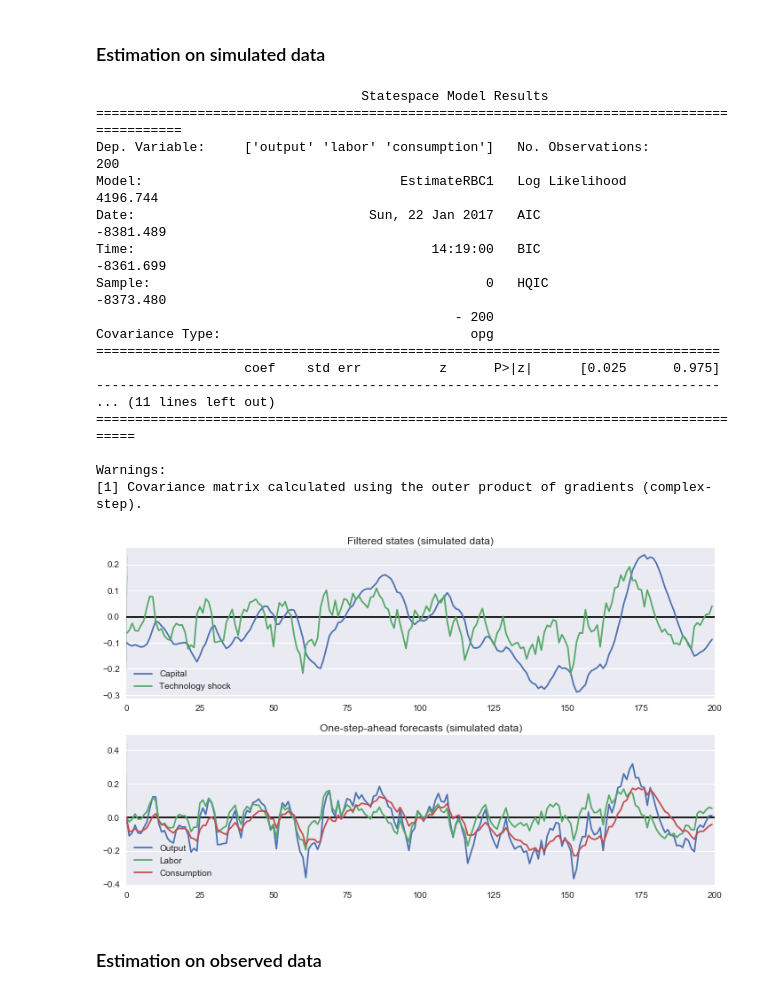
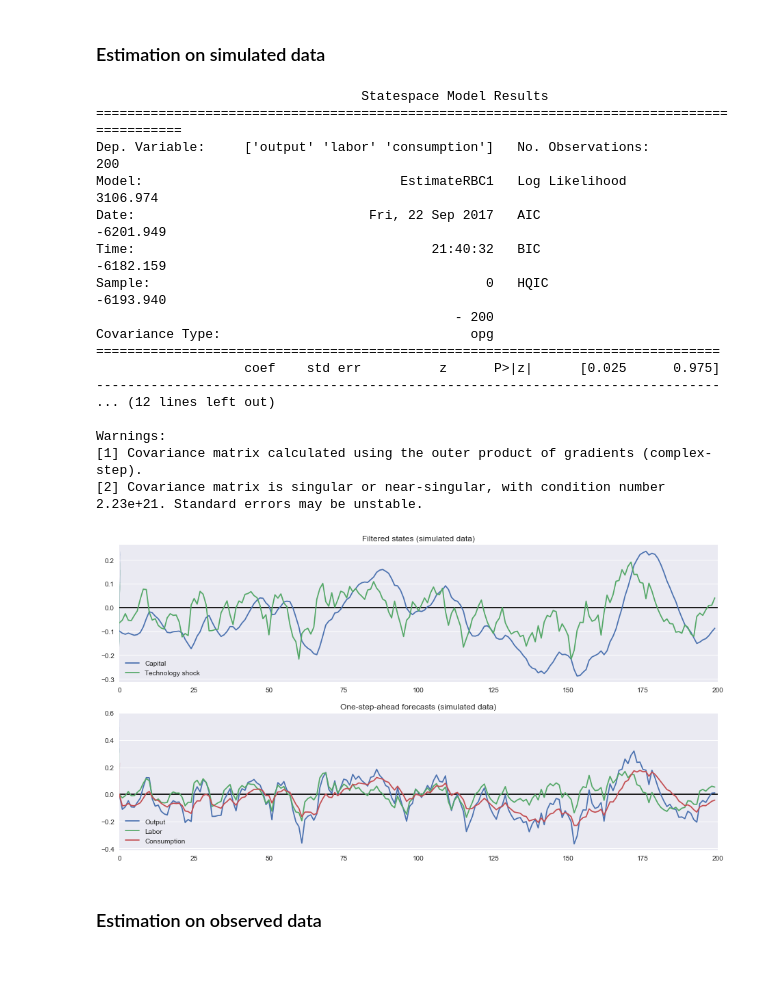
Before and after one commit to ChadFulton/tsa-notebooks, a Jupyter notebook: estimating_rbc.ipynb, the cells around one changed output. Drawn from its saved outputs; the diff is of its cells as text; code cells hidden in the pictures; blank space fills up the shorter version.

```diff
--- a/estimating_rbc.ipynb
+++ b/estimating_rbc.ipynb
@@ -1220,7 +1224,7 @@ class EstimateRBC1(sm.tsa.statespace.MLEModel):
         constrained = np.zeros(unconstrained.shape, unconstrained.dtype)
 
         # Discount rate is between 0 and 1
-        constrained[0] = 1 / (1 + np.exp(unconstrained[0])) - 1e-4
+        constrained[0] = max(1 / (1 + np.exp(unconstrained[0])) - 1e-4, 1e-4)
         # Technology shock persistence is between -1 and 1
         constrained[1] = unconstrained[1] / (1 + np.abs(unconstrained[1]))
         # Technology shock std. dev. is positive
@@ -1279,29 +1283,30 @@ sim_mod = EstimateRBC1(
     measurement_errors=True
 )
 
-sim_res = sim_mod.fit(maxiter=1000, information_matrix_type='oim')
+# sim_res = sim_mod.fit(maxiter=1000, information_matrix_type='oim')
+sim_res = sim_mod.fit(maxiter=1000)
 
 print sim_res.summary()
 # %% [output]
                                   Statespace Model Results
 ============================================================================================
 Dep. Variable:     ['output' 'labor' 'consumption']   No. Observations:                  200
-Model:                                 EstimateRBC1   Log Likelihood                4196.744
-Date:                              Sun, 22 Jan 2017   AIC                          -8381.489
-Time:                                      14:19:00   BIC                          -8361.699
-Sample:                                           0   HQIC                         -8373.480
+Model:                                 EstimateRBC1   Log Likelihood                3106.974
+Date:                              Fri, 22 Sep 2017   AIC                          -6201.949
+Time:                                      21:40:32   BIC                          -6182.159
+Sample:                                           0   HQIC                         -6193.940
                                               - 200
 Covariance Type:                                opg
 ================================================================================
                    coef    std err          z      P>|z|      [0.025      0.975]
 --------------------------------------------------------------------------------
-... (11 lines left out)
-======================================================================================
+... (12 lines left out)
 
 Warnings:
 [1] Covariance matrix calculated using the outer product of gradients (complex-step).
+[2] Covariance matrix is singular or near-singular, with condition number 2.23e+21. Standard errors may be unstable.
 # %%
-fig, axes = plt.subplots(2, 1, figsize=(10,6))
+fig, axes = plt.subplots(2, 1, figsize=(13,7))
 
 # Filtered states confidence intervals
 states_cov = np.diagonal(sim_res.filtered_state_cov).T
@@ -1315,34 +1320,34 @@ ax.fill_between(states_lower[0], states_upper[0], color=lines.get_color(), alpha
 lines, = ax.plot(sim_res.filtered_state[1], label='Technology shock')
 ax.fill_between(states_lower[1], states_upper[1], color=lines.get_color(), alpha=0.2)
 
 ax.set_xlim((0, 200))
 ax.hlines(0, 0, 200)
 
 ax.set_title('Filtered states (simulated data)')
 ax.legend(loc='lower left')
 ax.xaxis.grid()
 
 ax = axes[1]
 
 # One-step-ahead forecasts confidence intervals
 forecasts_cov = np.diagonal(sim_res.forecasts_error_cov).T
 forecasts_upper = sim_res.forecasts + 1.96 * forecasts_cov**0.5
 forecasts_lower = sim_res.forecasts - 1.96 * forecasts_cov**0.5
 
 for i in range(sim_mod.k_endog):
     lines, = ax.plot(sim_res.forecasts[i], label=sim_mod.endog_names[i].title())
     ax.fill_between(forecasts_lower[i], forecasts_upper[i], color=lines.get_color(), alpha=0.1)
 
 ax.set_xlim((0, 200))
 ax.hlines(0, 0, 200)
 
 ax.set_title('One-step-ahead forecasts (simulated data)')
 ax.legend(loc='lower left')
 ax.xaxis.grid()
 
 fig.tight_layout();
 # %% [output]
-[figure, old version]
+[figure, new version]
 # %% [markdown]
 ### Estimation on observed data
 # %%
```
Also changed, not shown: parts of 5 cells of this notebook.
